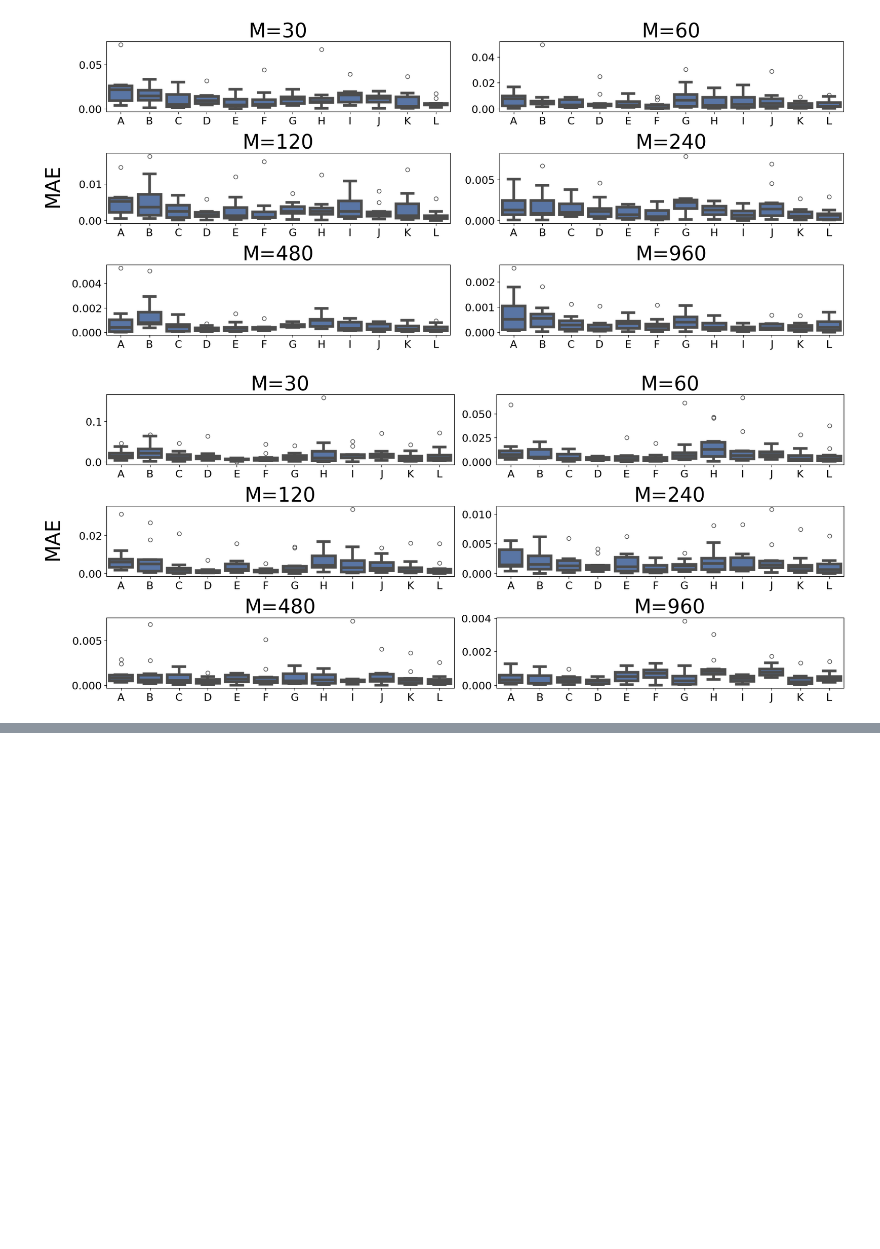
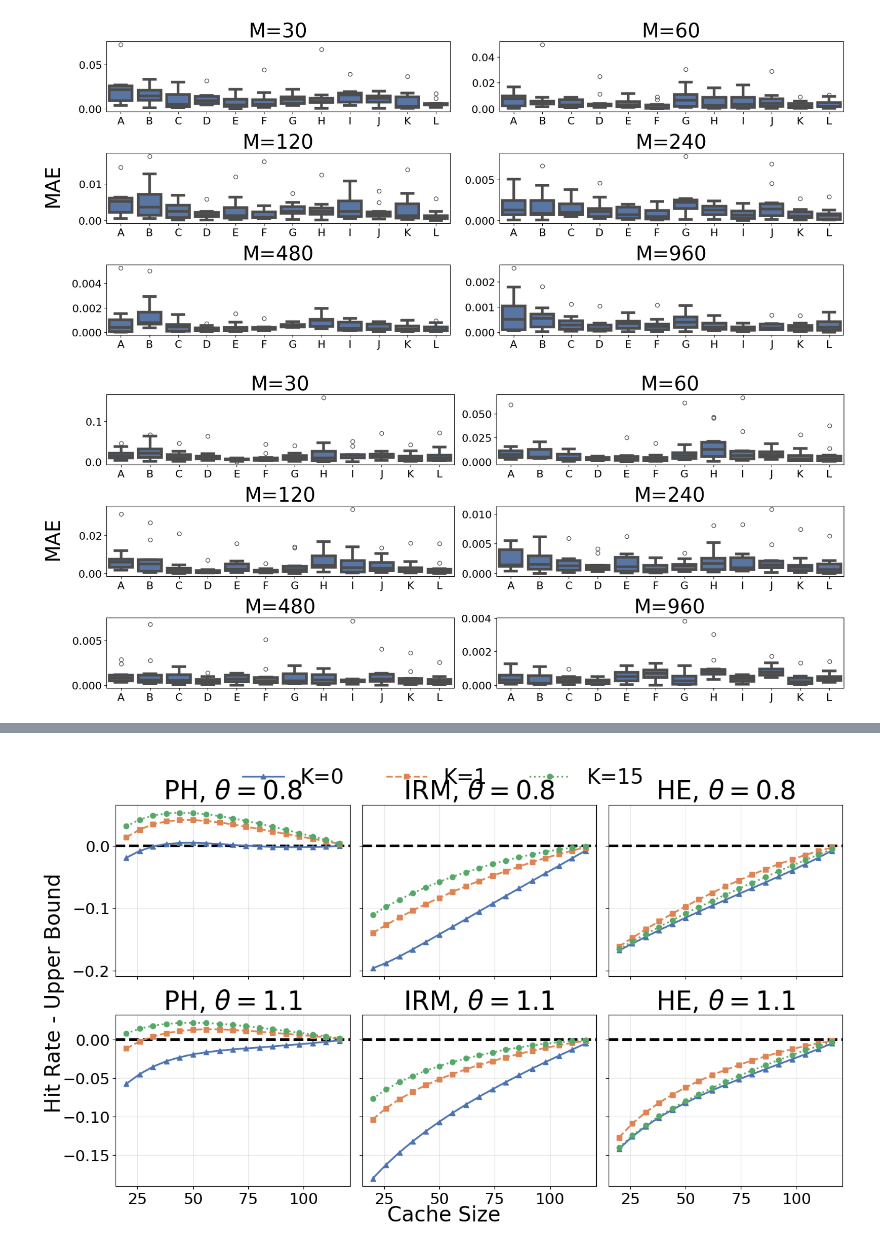
Before and after one commit to Effygal/cache-modeling, a Jupyter notebook: ttl-clock-k2.ipynb, the cells around one changed output, grey strips where cells are left out. Saved outputs shown, nothing was run; the diff lists cells and outputs as text; code cells hidden in the pictures; blank space fills up the shorter version.

```diff
--- a/ttl-clock-k2.ipynb
+++ b/ttl-clock-k2.ipynb
@@ -550,0 +708,3 @@ plt.show()
+# %%
+c_irm_08_k0, hr_irm_08_k0, c_ph_08_k0, hr_ph_08_k0, c_he_08_k0, hr_he_08_k0, c_irm_08_k1, hr_irm_08_k1, c_ph_08_k1, hr_ph_08_k1, c_he_08_k1, hr_he_08_k1, c_irm_08_k15, hr_irm_08_k15, c_ph_08_k15, hr_ph_08_k15, c_he_08_k15, hr_he_08_k15 = np.load('data/mrcs_irm_ph_he_08.npz').values()
+c_irm_11_k0, hr_irm_11_k0, c_ph_11_k0, hr_ph_11_k0, c_he_11_k0, hr_he_11_k0, c_irm_11_k1, hr_irm_11_k1, c_ph_11_k1, hr_ph_11_k1, c_he_11_k1, hr_he_11_k1, c_irm_11_k15, hr_irm_11_k15, c_ph_11_k15, hr_ph_11_k15, c_he_11_k15, hr_he_11_k15 = np.load('data/mrcs_irm_ph_he_11.npz').values()
@@ -550,0 +813,85 @@ plt.show()
+# %%
+fig, axes = plt.subplots(2, 3, figsize=(14, 8), sharex=True, sharey='row')
+(ax_ph08_s, ax_irm08_s, ax_he08_s), (ax_ph11_s, ax_irm11_s, ax_he11_s) = axes
+
+order_labels = ['K=0', 'K=1', 'K=15']
+
+style_map = {
+    'K=0': (palette[0], '^', '-'),
+    'K=1': (palette[1], 's', '--'),
+    'K=15': (palette[2], 'o', ':'),
+}
+
+series_lookup = {
+    ('PH', 0.8): {
+        'K=0': (c_ph_08_k0, dist_ph_08['K=0']),
+        'K=1': (c_ph_08_k1, dist_ph_08['K=1']),
+        'K=15': (c_ph_08_k15, dist_ph_08['K=15']),
+    },
+    ('IRM', 0.8): {
+        'K=0': (c_irm_08_k0, dist_irm_08['K=0']),
+        'K=1': (c_irm_08_k1, dist_irm_08['K=1']),
+        'K=15': (c_irm_08_k15, dist_irm_08['K=15']),
+    },
+    ('HE', 0.8): {
+        'K=0': (c_he_08_k0, dist_he_08['K=0']),
+        'K=1': (c_he_08_k1, dist_he_08['K=1']),
+        'K=15': (c_he_08_k15, dist_he_08['K=15']),
+    },
+    ('PH', 1.1): {
+        'K=0': (c_ph_11_k0, dist_ph_11['K=0']),
+        'K=1': (c_ph_11_k1, dist_ph_11['K=1']),
+        'K=15': (c_ph_11_k15, dist_ph_11['K=15']),
+    },
+    ('IRM', 1.1): {
+        'K=0': (c_irm_11_k0, dist_irm_11['K=0']),
+        'K=1': (c_irm_11_k1, dist_irm_11['K=1']),
+        'K=15': (c_irm_11_k15, dist_irm_11['K=15']),
+    },
+    ('HE', 1.1): {
+        'K=0': (c_he_11_k0, dist_he_11['K=0']),
+        'K=1': (c_he_11_k1, dist_he_11['K=1']),
+        'K=15': (c_he_11_k15, dist_he_11['K=15']),
+    },
+}
+
+panel_spec = [
+    (ax_ph08_s, 'PH, $\\theta = 0.8$', ('PH', 0.8)),
+    (ax_irm08_s, 'IRM, $\\theta = 0.8$', ('IRM', 0.8)),
+    (ax_he08_s, 'HE, $\\theta = 0.8$', ('HE', 0.8)),
+    (ax_ph11_s, 'PH, $\\theta = 1.1$', ('PH', 1.1)),
+    (ax_irm11_s, 'IRM, $\\theta = 1.1$', ('IRM', 1.1)),
+    (ax_he11_s, 'HE, $\\theta = 1.1$', ('HE', 1.1)),
+]
+
+handles_map = {}
+
+for ax, title, key in panel_spec:
+    ax.tick_params(axis='both', labelsize=18)
+    ax.axhline(0, color='black', linestyle='--', linewidth=3)
+    ax.set_title(title, fontsize=30)
+    ax.grid(True, alpha=0.3)
+
+    for label in order_labels:
+        c_vals, dist_vals = series_lookup[key][label]
+        color, marker, linestyle = style_map[label]
+        (line,) = ax.plot(
+            c_vals[3:],
+            dist_vals[3:],
+            label=label,
+            color=color,
+            marker=marker[0],
+            linestyle=linestyle,
+            linewidth=2,
+        )
+        handles_map.setdefault(label, line)
+
+handles = [handles_map[label] for label in order_labels]
+fig.legend(handles, order_labels, loc='upper center', ncol=3, fontsize=24, frameon=False)
+fig.text(0.5, 0.04, 'Cache Size', ha='center', fontsize=24)
+fig.text(0.04, 0.5, 'Hit Rate - Upper Bound', va='center', rotation='vertical', fontsize=24)
+plt.tight_layout(rect=[0.05, 0.05, 0.97, 0.95])
+# plt.savefig("figures/clock_k_dist.pdf", format='pdf')
+plt.show()
+# %% [output]
+[figure, added]
```
Also changed, not shown: parts of 12 cells of this notebook, 1 other file.
